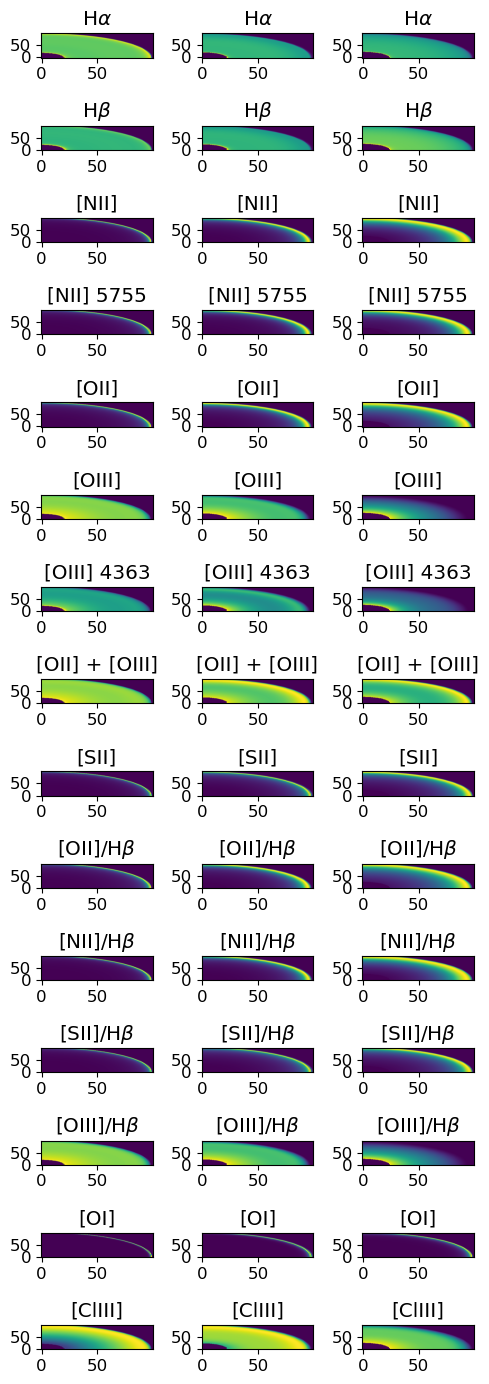
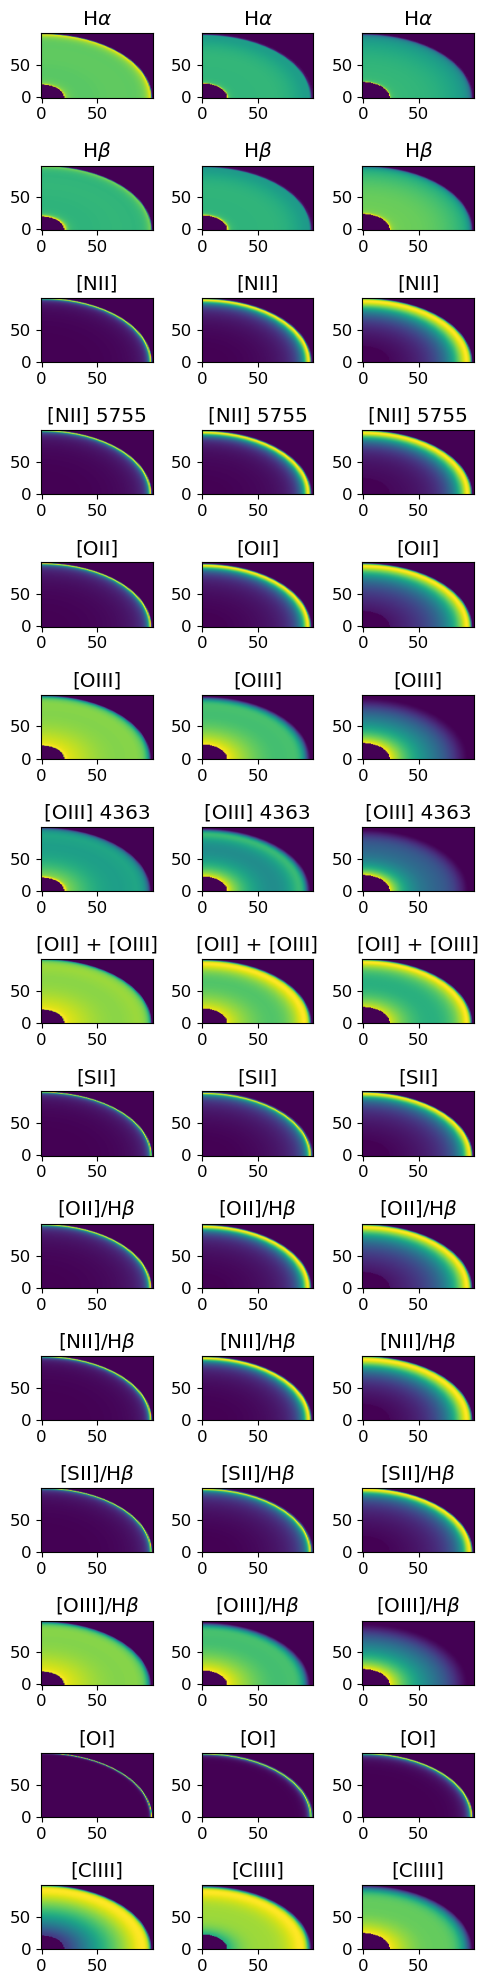
The notebook cell's code change between the first figure and the second:
--- before
+++ after
@@ -1,4 +1,4 @@
 matplotlib.rcParams.update({'font.size': 12})
-f, axes = plt.subplots(len(M3D.Maps.keys()), 3, figsize=(5., 14))
+f, axes = plt.subplots(len(M3D.Maps.keys()), 3, figsize=(5., 20.))
 for i, k in enumerate(M3D.Maps):
     axes[i, 0].imshow(M3D.Maps[k][3,:,:], origin='lower', aspect='auto', cmap='viridis')

Commit: increase size of 2D figure